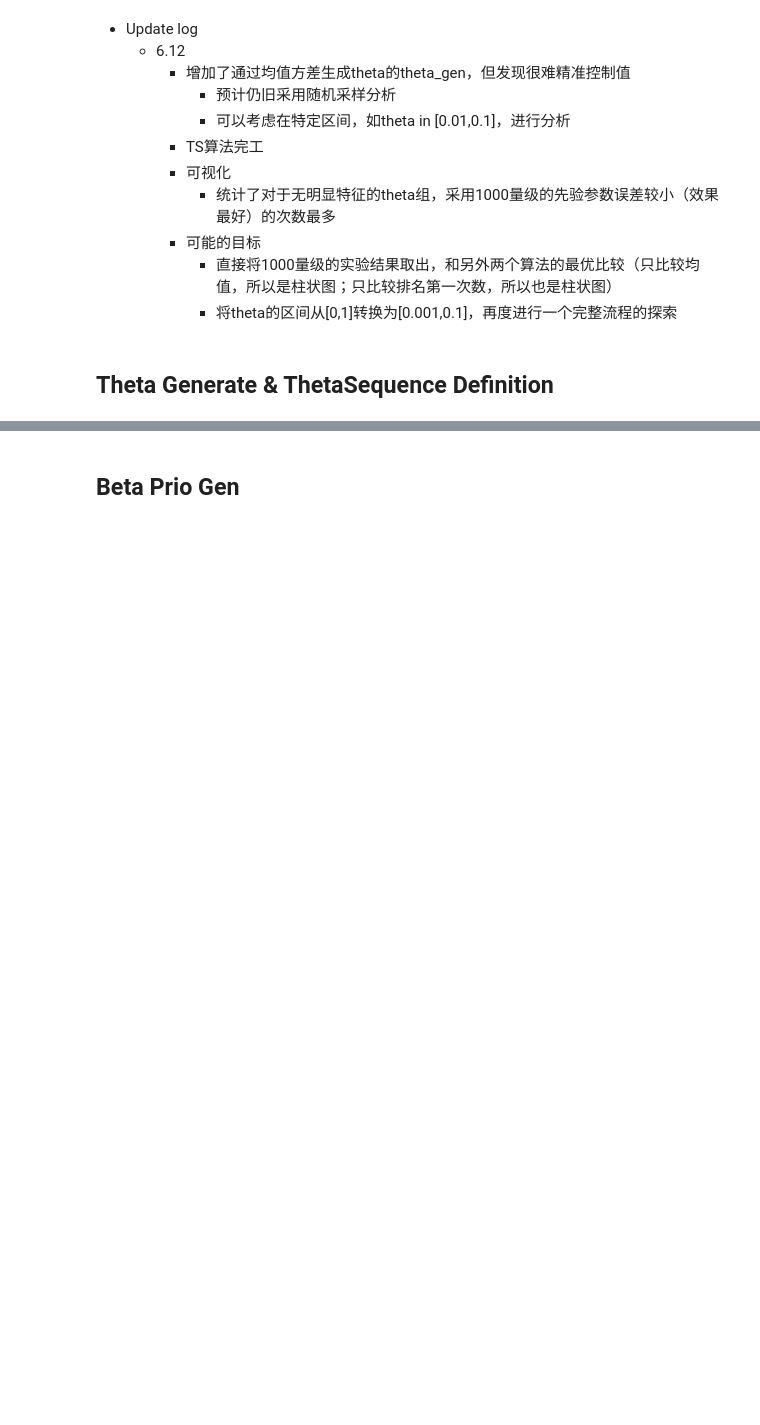
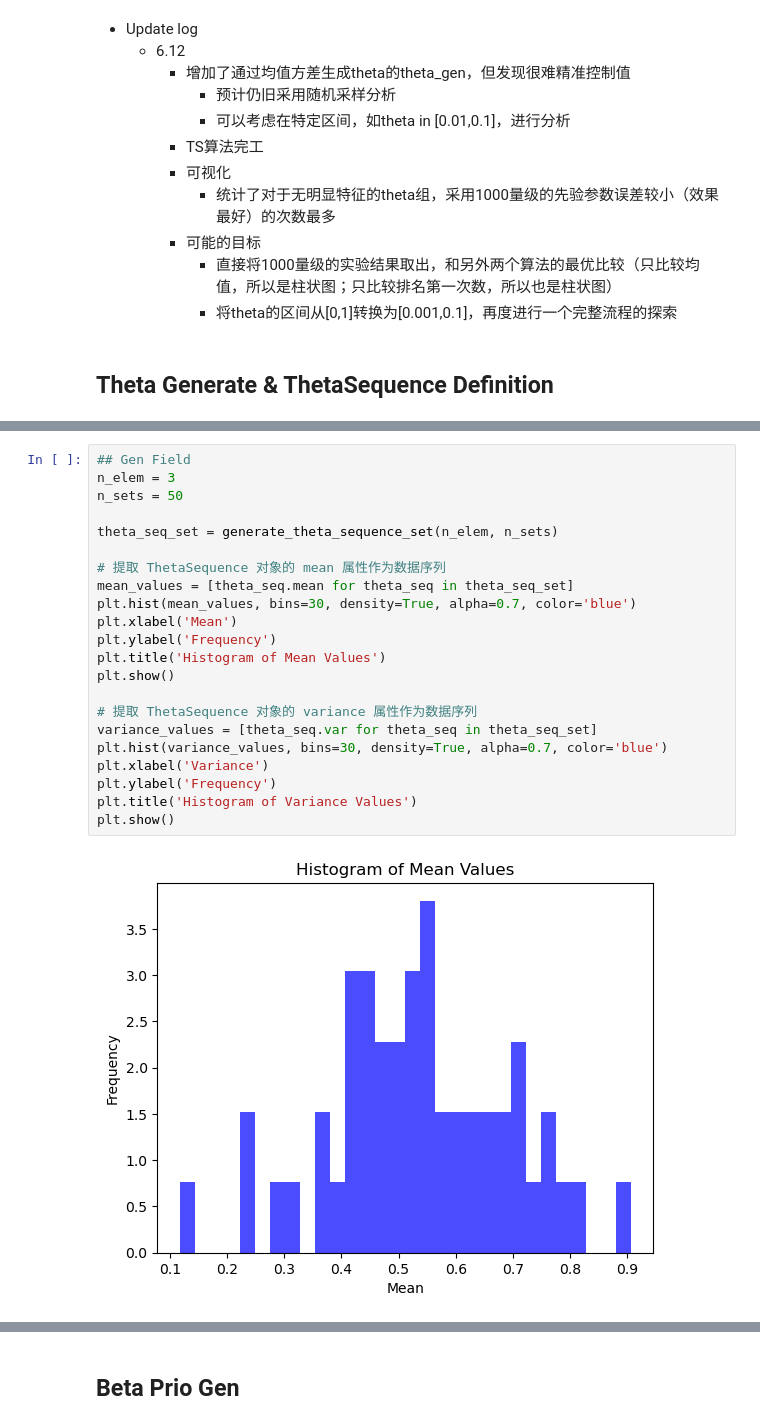
Before and after one commit to impactor0/Bandit-Algorithm-Proj, a Jupyter notebook: Proj_GE_Final.ipynb, the cells around one changed output, grey strips where cells are left out. Saved outputs shown, nothing was run; the diff lists cells and outputs as text; blank space fills up the shorter version.

```diff
--- a/Proj_GE_Final.ipynb
+++ b/Proj_GE_Final.ipynb
@@ -78,0 +79,24 @@ print(theta_generate_static_mean_rolling_std_dev(3,known_mean,known_var,0.9,0.1)
+# %%
+## Gen Field
+n_elem = 3
+n_sets = 50
+
+theta_seq_set = generate_theta_sequence_set(n_elem, n_sets)
+
+# 提取 ThetaSequence 对象的 mean 属性作为数据序列
+mean_values = [theta_seq.mean for theta_seq in theta_seq_set]
+plt.hist(mean_values, bins=30, density=True, alpha=0.7, color='blue')
+plt.xlabel('Mean')
+plt.ylabel('Frequency')
+plt.title('Histogram of Mean Values')
+plt.show()
+
+# 提取 ThetaSequence 对象的 variance 属性作为数据序列
+variance_values = [theta_seq.var for theta_seq in theta_seq_set]
+plt.hist(variance_values, bins=30, density=True, alpha=0.7, color='blue')
+plt.xlabel('Variance')
+plt.ylabel('Frequency')
+plt.title('Histogram of Variance Values')
+plt.show()
+# %% [output]
+[figure, added]
```
Also changed, not shown: parts of 4 cells of this notebook.
